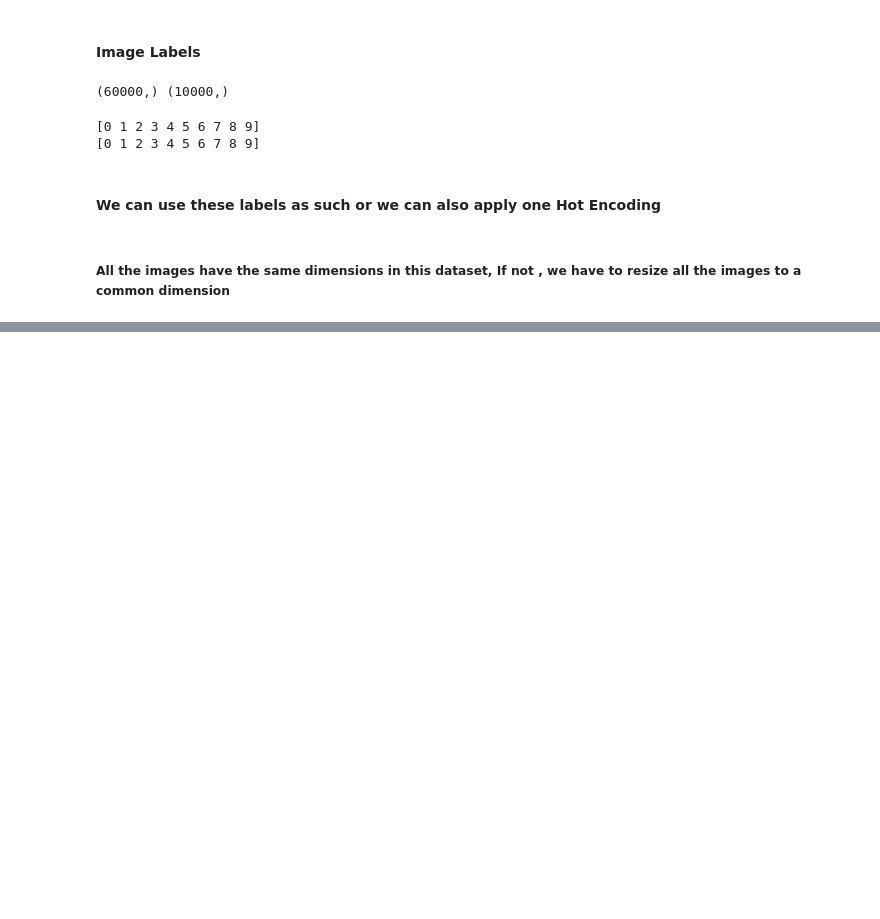
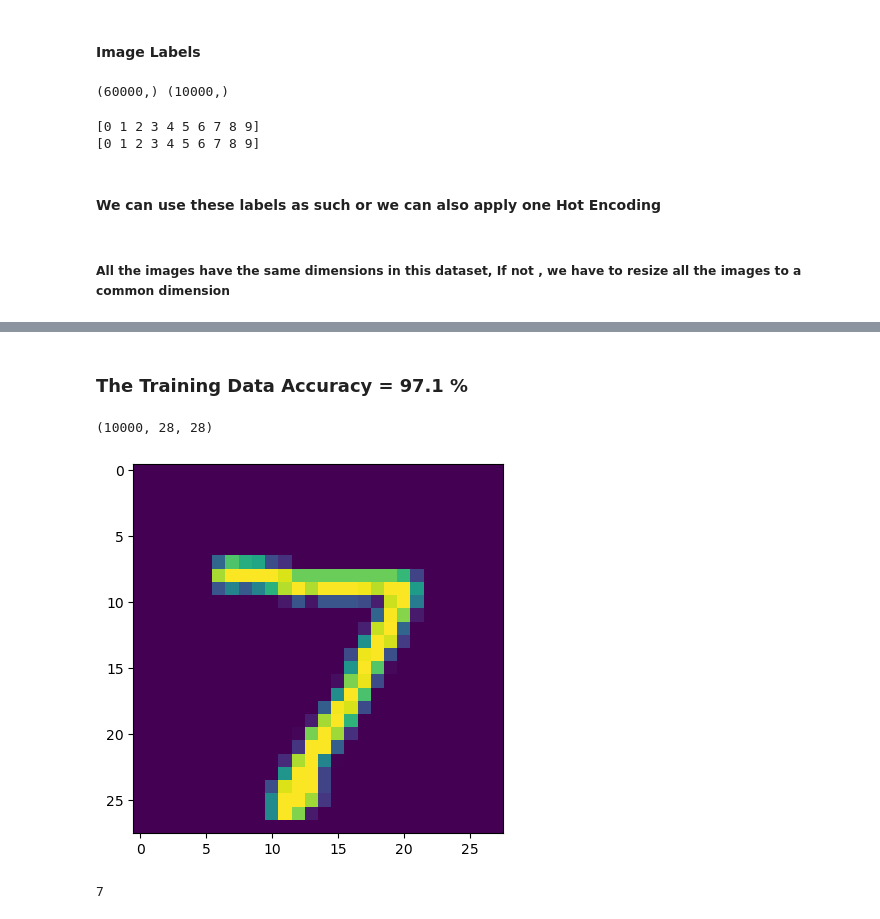
Before and after one commit to PRAFULPAWAR8888/AI-ML-Projects2025, a Jupyter notebook: DL/DL3- MNIST_Digit_Classification_With_Neural_Network/Digit_Classification_NN.ipynb, the cells around one changed output, grey strips where cells are left out. Saved outputs shown, nothing was run; the diff lists cells and outputs as text; code cells hidden in the pictures; blank space fills up the shorter version.

```diff
--- a/DL/DL3- MNIST_Digit_Classification_With_Neural_Network/Digit_Classification_NN.ipynb
+++ b/DL/DL3- MNIST_Digit_Classification_With_Neural_Network/Digit_Classification_NN.ipynb
@@ -101,3 +99,5 @@ print(np.unique(y_test))
 ##### All the images have the same dimensions in this  dataset, If not , we have to resize all the images to a common dimension
 # %%
 # scaling the values between 0 and 1
+x_train = x_train / 255.0
+x_test = x_test / 255.0
@@ -103,0 +174,16 @@ print(np.unique(y_test))
+# %% [markdown]
+### The Training Data Accuracy = 97.1 %
+# %%
+print(x_test.shape) # (10000, 28, 28) - 10000 test samples, each of size 28x28 pixels
+# %% [output]
+(10000, 28, 28)
+# %%
+# fist data points in X_test
+plt.imshow(x_test[0])
+plt.show()
+# %% [output]
+[figure, added]
+# %%
+print(y_test[0]) # actual label for first image in test dataset
+# %% [output]
+7
```
Also changed, not shown: parts of 38 cells of this notebook, 1 other file.
